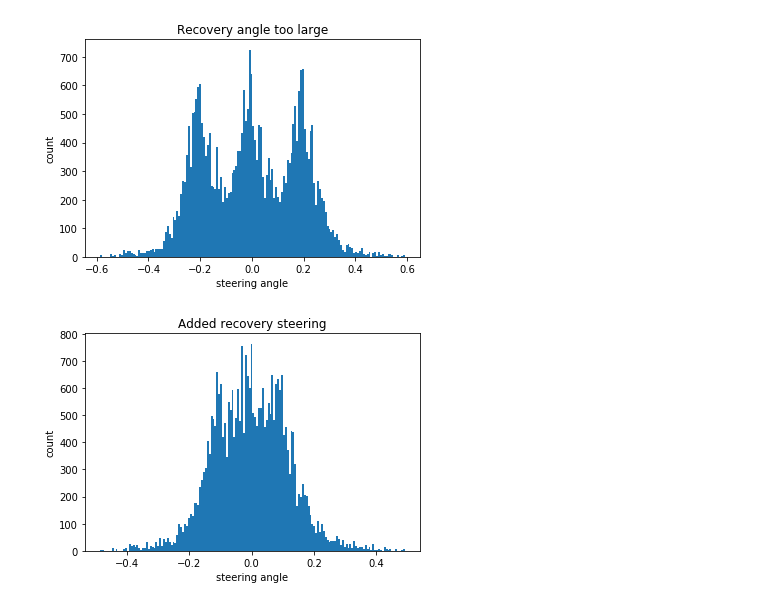
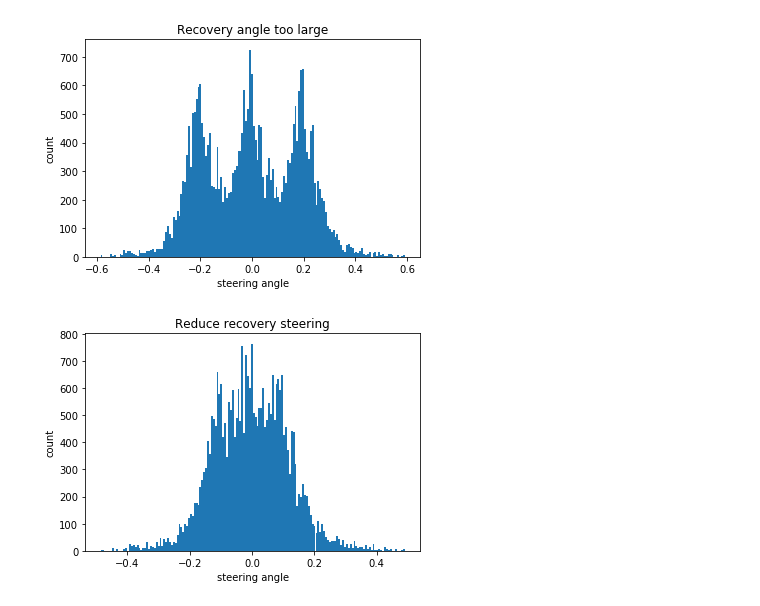
Before and after one commit to olala7846/Behavioral-Cloning, a Jupyter notebook: Analyse Project 3 data.ipynb, the cells around one changed output. Cells and saved outputs as stored; diff of their text form; code cells hidden in the pictures.

```diff
--- a/Analyse Project 3 data.ipynb
+++ b/Analyse Project 3 data.ipynb
@@ -101,21 +104,22 @@ plt.show()
 # %%
 # Add recovery data
 recovery_steerings = []
 for steering in steerings:
     recovery = 0.1
     recovery_steerings.append(steering)
     recovery_steerings.append(steering + recovery)
     recovery_steerings.append(steering - recovery)
 
 
 # draw histogram overlay
 plt.hist(recovery_steerings, bins=160)
-plt.title('Added recovery steering')
+plt.title('Reduce recovery steering')
 plt.ylabel('count')
 plt.xlabel('steering angle')
-plt.show()
+#plt.show()
+plt.savefig("recovery_01.png")
 # %% [output]
-[figure, old version]
+[figure, new version]
 # %%
 # drop recovery
 dropped_recovery_steerings = []
```
Also changed, not shown: parts of 7 cells of this notebook, 14 other files.
